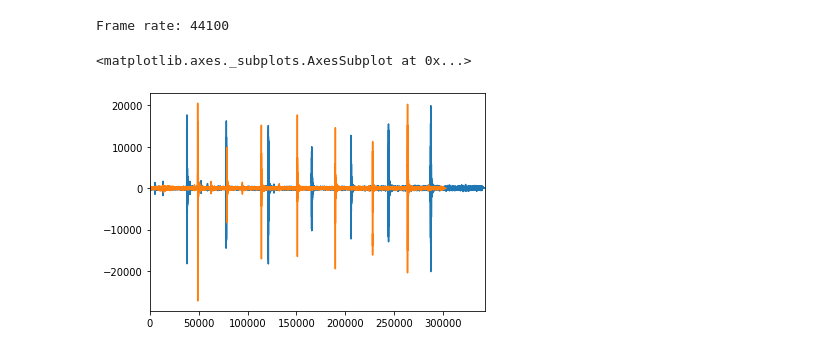
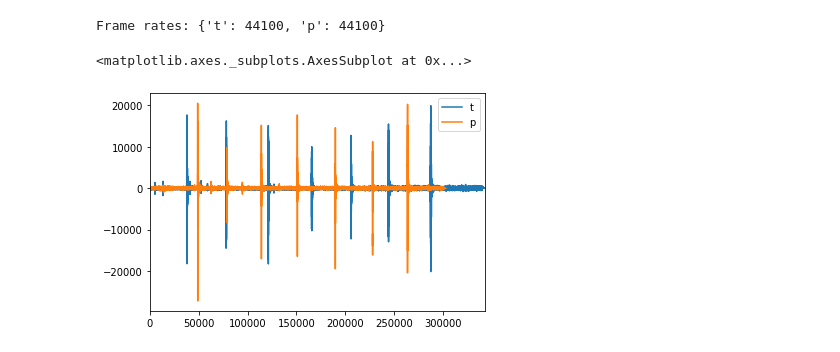
Before and after one commit to tremol/beatbot-noise-control, a Jupyter notebook: Noises - data cleaning.ipynb, the cells around one changed output. Saved outputs shown, nothing was run; the diff lists cells and outputs as text; code cells hidden in the pictures.

```diff
--- a/Noises - data cleaning.ipynb
+++ b/Noises - data cleaning.ipynb
@@ -1,29 +1,28 @@
 # %%
+# load the audio files, and give each noise a label
+# we'll assume each file contains multiple, spaced reptitions of the same noise
 from pydub import AudioSegment
-noise_t_audio = AudioSegment.from_file('laptop_mic_t.wav')
-noise_p_audio = AudioSegment.from_file('laptop_mic_p.wav')
+noise_audio = {
+    't': AudioSegment.from_file('laptop_mic_t.wav'),
+    'p': AudioSegment.from_file('laptop_mic_p.wav')
+}
 
 # get some basic properties
-frame_rate = noise_t_audio.frame_rate
-print("Frame rate:", frame_rate)
+frame_rate = { n: noise_audio[n].frame_rate for n in noise_audio }
+print("Frame rates:", frame_rate)
 # print(noise_t_audio.duration_seconds)
 # print(noise_t_audio.duration_seconds * noise_t_audio.frame_rate == noise_t_audio.frame_count())
 # print(noise_t_audio.sample_width)
 # print(noise_t_audio.channels)
 
 # convert to mono, so each frame has only one sample
-noise_t_audio_mono = noise_t_audio.set_channels(1)
-noise_p_audio_mono = noise_p_audio.set_channels(1)
+noise_audio_mono = { n: noise_audio[n].set_channels(1) for n in noise_audio }
 
 # finally, convert to a more workable data type
 import pandas as pd
-noise_t = pd.Series(noise_t_audio_mono.get_array_of_samples())
-noise_p = pd.Series(noise_p_audio_mono.get_array_of_samples())
+noise_sample_array = {n: noise_audio_mono[n].get_array_of_samples() for n in noise_audio }
+noise_series = { n: pd.Series(noise_sample_array[n], name=n) for n in noise_audio }
+
+noises = pd.concat(noise_series.values(), axis=1)
 # %% [output]
-Frame rate: 44100
+Frame rates: {'t': 44100, 'p': 44100}
-# %%
-noise_t.plot()
-noise_p.plot()
-# %% [output]
-<matplotlib.axes._subplots.AxesSubplot at 0x...>
-[figure, removed]
@@ -29,0 +33,6 @@ noise_p.plot()
+# %%
+# visualize, to make sure things are sensible so far
+noises.plot()
+# %% [output]
+<matplotlib.axes._subplots.AxesSubplot at 0x...>
+[figure, added]
```
Also changed, not shown: parts of 12 cells of this notebook.
